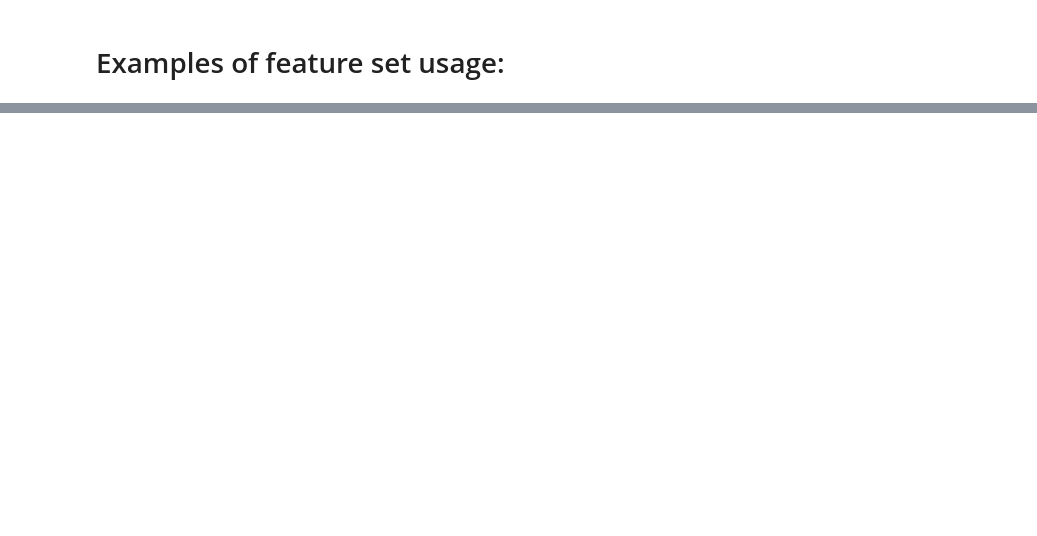
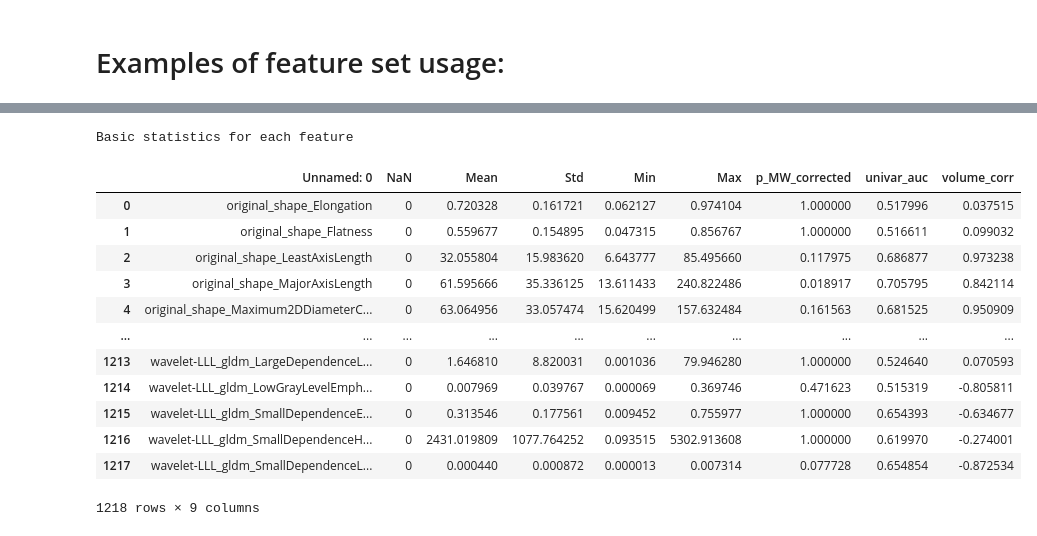
Before and after one commit to primakov/precision-medicine-toolbox, a Jupyter notebook: examples_features.ipynb, the cells around one changed output, grey strips where cells are left out. Drawn from its saved outputs; the diff is of its cells as text; code cells hidden in the pictures; blank space fills up the shorter version.

Commit message:
new functions
dataframe output, external file with outcomes, volume analysis, new example data

```diff
--- a/examples_features.ipynb
+++ b/examples_features.ipynb
@@ -110,0 +90,19 @@ fs.calculate_basic_stats()
+# %%
+# checking the excel table
+print('Basic statistics for each feature')
+pd.read_excel('features_basic_stats.xlsx')
+# %% [output]
+Basic statistics for each feature
+|  | Unnamed: 0 | NaN | Mean | Std | Min | Max | p_MW_corrected | univar_auc | volume_corr |
+| 0 | original_shape_Elongation | 0 | 0.720328 | 0.161721 | 0.062127 | 0.974104 | 1.000000 | 0.517996 | 0.037515 |
+| 1 | original_shape_Flatness | 0 | 0.559677 | 0.154895 | 0.047315 | 0.856767 | 1.000000 | 0.516611 | 0.099032 |
+| 2 | original_shape_LeastAxisLength | 0 | 32.055804 | 15.983620 | 6.643777 | 85.495660 | 0.117975 | 0.686877 | 0.973238 |
+| 3 | original_shape_MajorAxisLength | 0 | 61.595666 | 35.336125 | 13.611433 | 240.822486 | 0.018917 | 0.705795 | 0.842114 |
+| 4 | original_shape_Maximum2DDiameterC... | 0 | 63.064956 | 33.057474 | 15.620499 | 157.632484 | 0.161563 | 0.681525 | 0.950909 |
+| ... | ... | ... | ... | ... | ... | ... | ... | ... | ... |
+| 1213 | wavelet-LLL_gldm_LargeDependenceL... | 0 | 1.646810 | 8.820031 | 0.001036 | 79.946280 | 1.000000 | 0.524640 | 0.070593 |
+| 1214 | wavelet-LLL_gldm_LowGrayLevelEmph... | 0 | 0.007969 | 0.039767 | 0.000069 | 0.369746 | 0.471623 | 0.515319 | -0.805811 |
+| 1215 | wavelet-LLL_gldm_SmallDependenceE... | 0 | 0.313546 | 0.177561 | 0.009452 | 0.755977 | 1.000000 | 0.654393 | -0.634677 |
+| 1216 | wavelet-LLL_gldm_SmallDependenceH... | 0 | 2431.019809 | 1077.764252 | 0.093515 | 5302.913608 | 1.000000 | 0.619970 | -0.274001 |
+| 1217 | wavelet-LLL_gldm_SmallDependenceL... | 0 | 0.000440 | 0.000872 | 0.000013 | 0.007314 | 0.077728 | 0.654854 | -0.872534 |
+1218 rows × 9 columns
```
Also changed, not shown: parts of 24 cells of this notebook, 27 other files.
